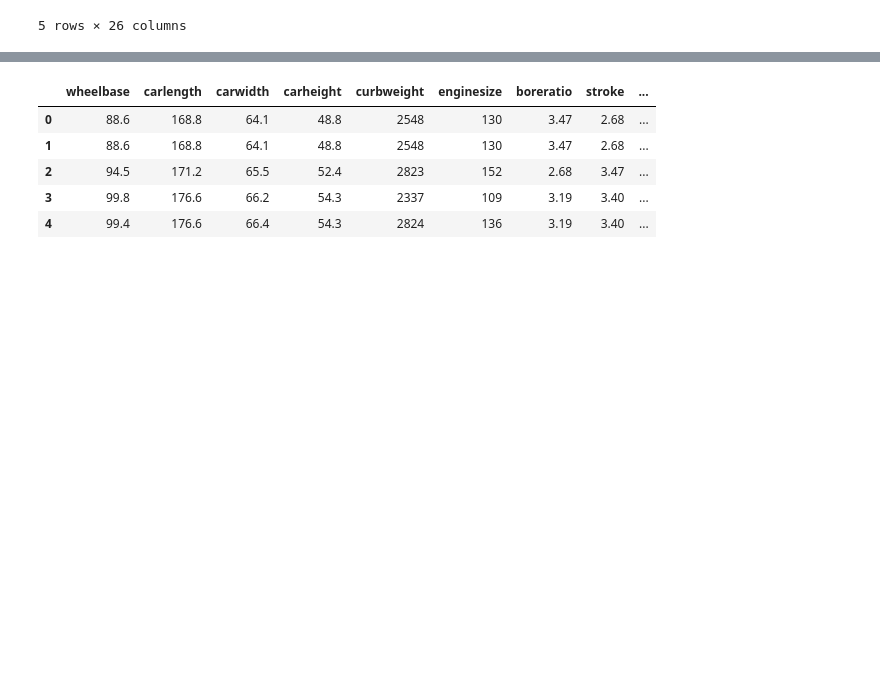
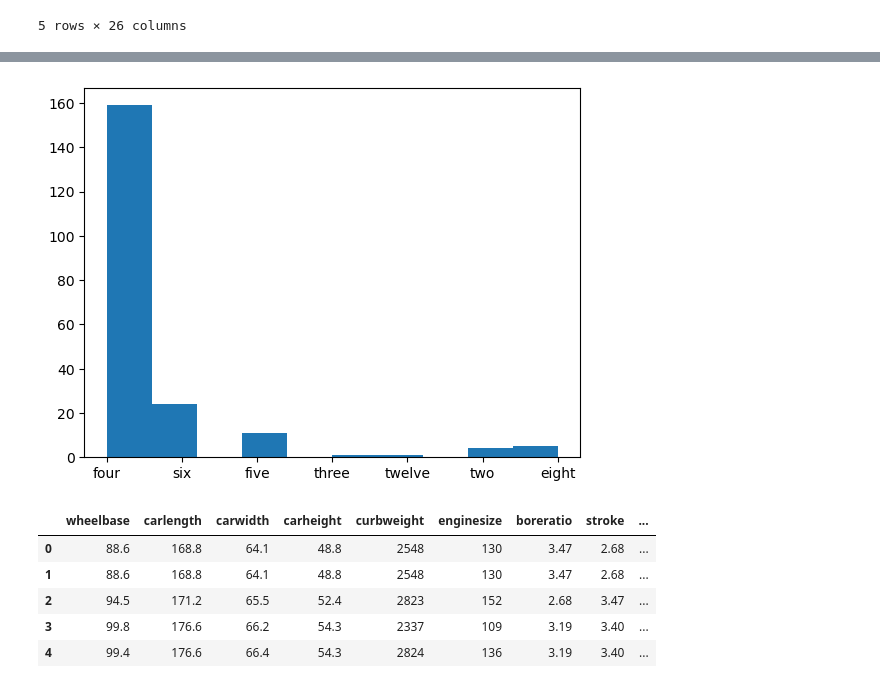
Before and after one commit to ProgrammingKoala/SUML, a Jupyter notebook: src/RandomForestRegressor1.ipynb, the cells around one changed output, grey strips where cells are left out. Drawn from its saved outputs; the diff is of its cells as text; code cells hidden in the pictures; blank space fills up the shorter version.

```diff
--- a/src/RandomForestRegressor1.ipynb
+++ b/src/RandomForestRegressor1.ipynb
@@ -26,3 +37,8 @@ plt.show()
+# %%
+plt.hist(df["cylindernumber"])
+plt.show()
+# %% [output]
+[figure, added]
 # %%
 dummy1 = pd.get_dummies(df['fueltype'],drop_first=True)
 dummy2 = pd.get_dummies(df['carbody'],drop_first=True)
```
Also changed, not shown: parts of 7 cells of this notebook.
